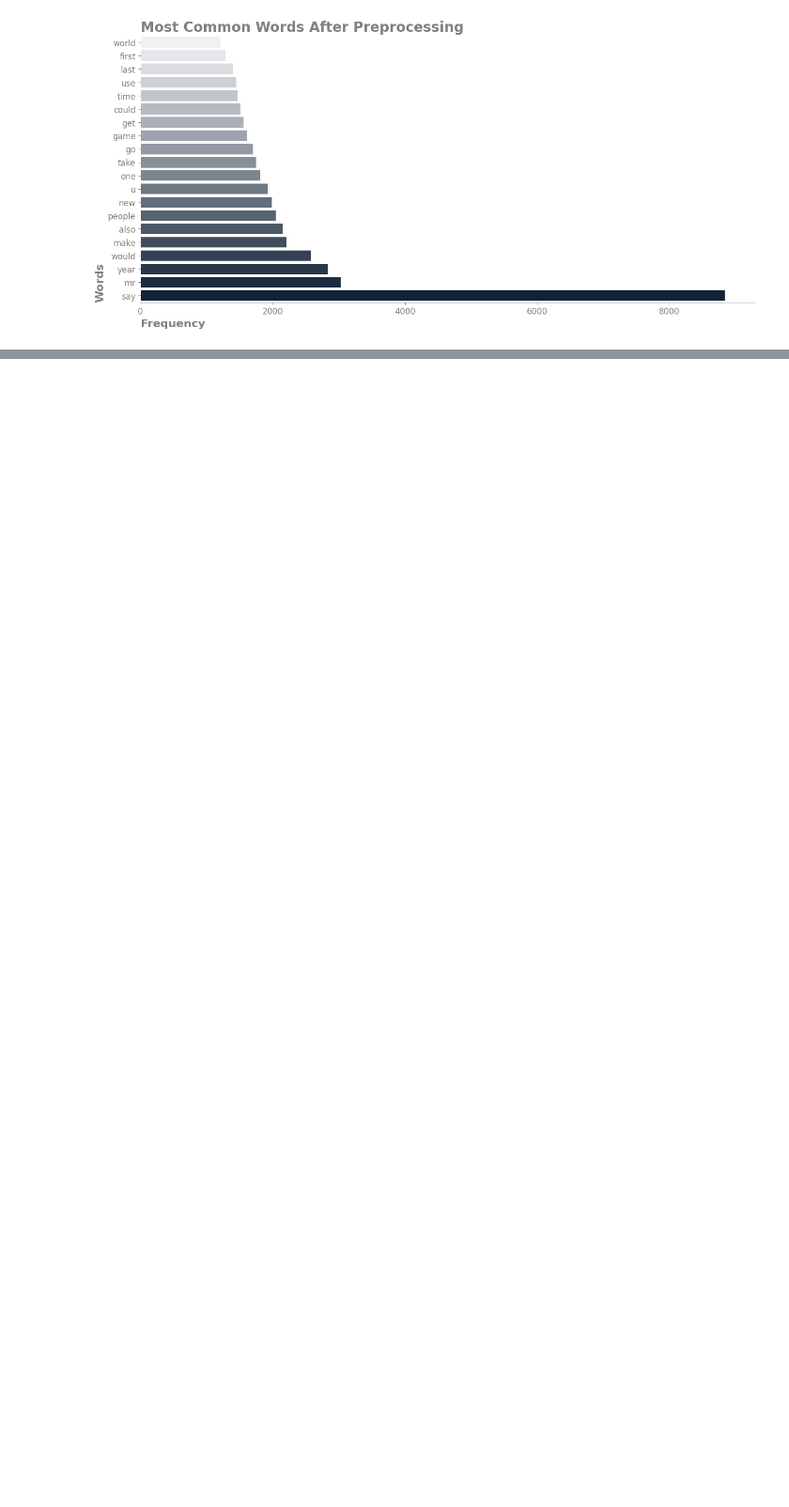
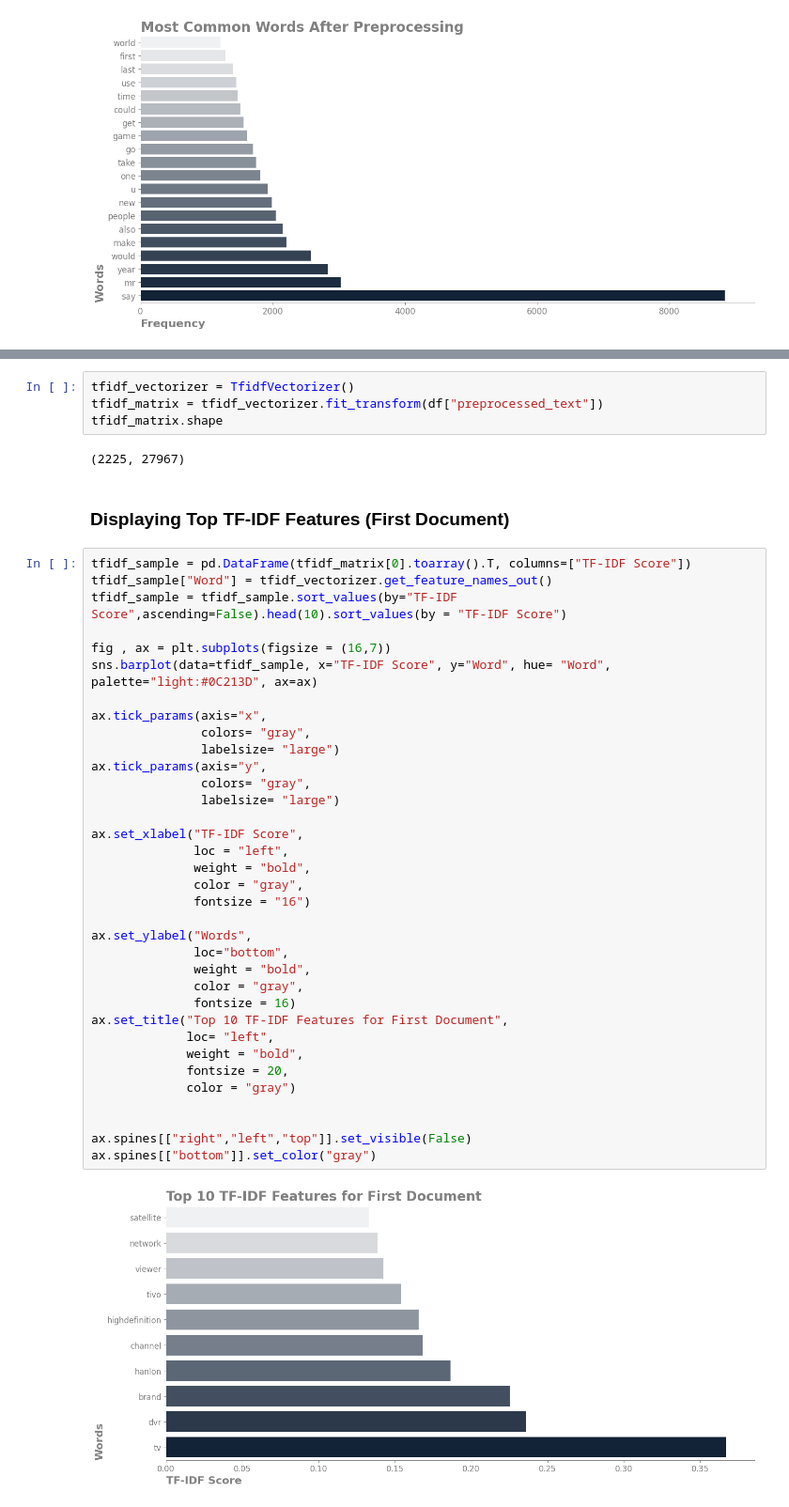
Before and after one commit to FatemeAmlahi/BBC_article_category_classification, a Jupyter notebook: notebooks/article_classification.ipynb, the cells around one changed output, grey strips where cells are left out. Shown at 94% size. Drawn from its saved outputs; the diff is of its cells as text; blank space fills up the shorter version.

Commit message:
add text vectorization with visualization

```diff
--- a/notebooks/article_classification.ipynb
+++ b/notebooks/article_classification.ipynb
@@ -189,0 +197,45 @@ ax.spines[["bottom"]].set_color("gray")
+# %%
+tfidf_vectorizer = TfidfVectorizer()
+tfidf_matrix = tfidf_vectorizer.fit_transform(df["preprocessed_text"])
+tfidf_matrix.shape
+# %% [output]
+(2225, 27967)
+# %% [markdown]
+### Displaying Top TF-IDF Features (First Document)
+# %%
+tfidf_sample = pd.DataFrame(tfidf_matrix[0].toarray().T, columns=["TF-IDF Score"])
+tfidf_sample["Word"] = tfidf_vectorizer.get_feature_names_out()
+tfidf_sample = tfidf_sample.sort_values(by="TF-IDF Score",ascending=False).head(10).sort_values(by = "TF-IDF Score")
+
+fig , ax = plt.subplots(figsize = (16,7))
+sns.barplot(data=tfidf_sample, x="TF-IDF Score", y="Word", hue= "Word", palette="light:#0C213D", ax=ax)
+
+ax.tick_params(axis="x",
+               colors= "gray",
+               labelsize= "large")
+ax.tick_params(axis="y",
+               colors= "gray",
+               labelsize= "large")
+
+ax.set_xlabel("TF-IDF Score",
+              loc = "left",
+              weight = "bold",
+              color = "gray",
+              fontsize = "16")
+
+ax.set_ylabel("Words",
+              loc="bottom",
+              weight = "bold",
+              color = "gray",
+              fontsize = 16)
+ax.set_title("Top 10 TF-IDF Features for First Document",
+             loc= "left",
+             weight = "bold",
+             fontsize = 20,
+             color = "gray")
+
+
+ax.spines[["right","left","top"]].set_visible(False)
+ax.spines[["bottom"]].set_color("gray")
+# %% [output]
+[figure, added]
```
Also changed, not shown: parts of 3 cells of this notebook.
